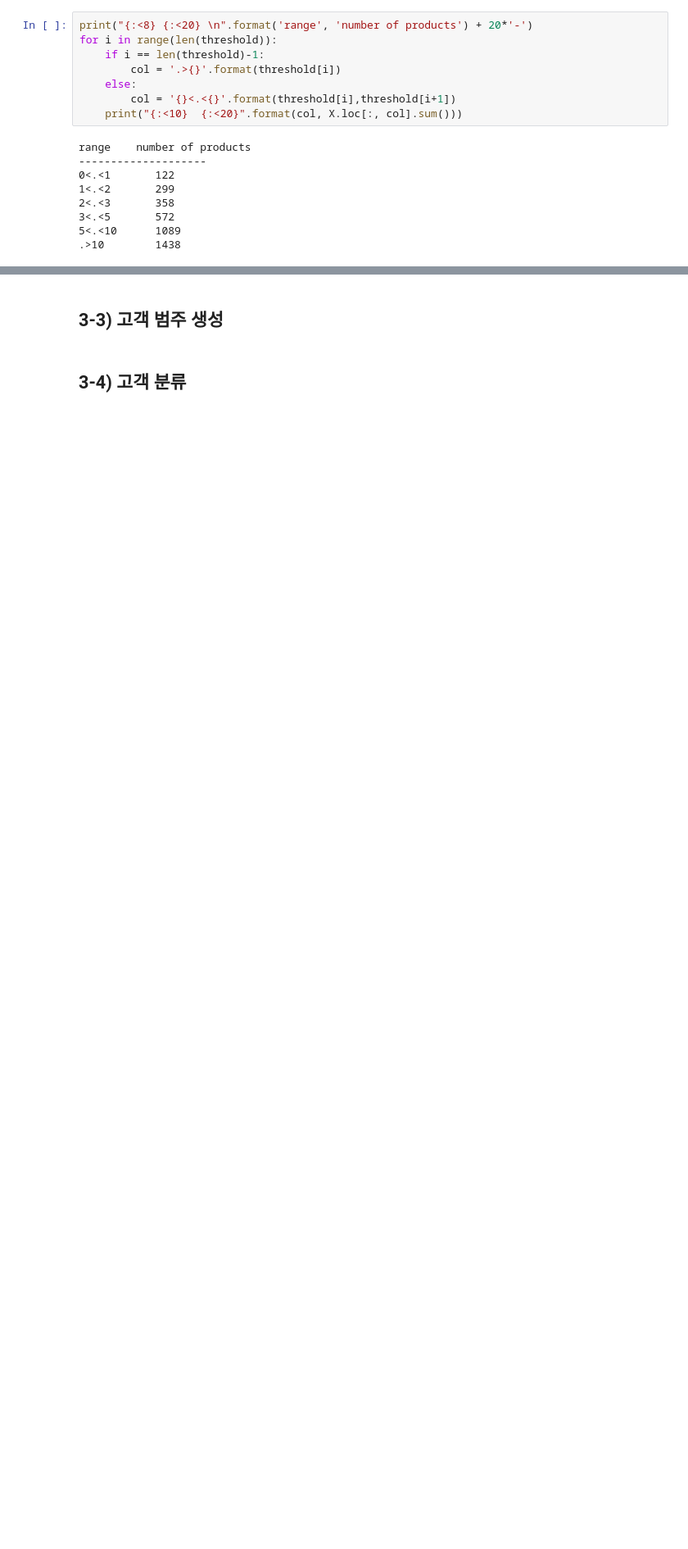
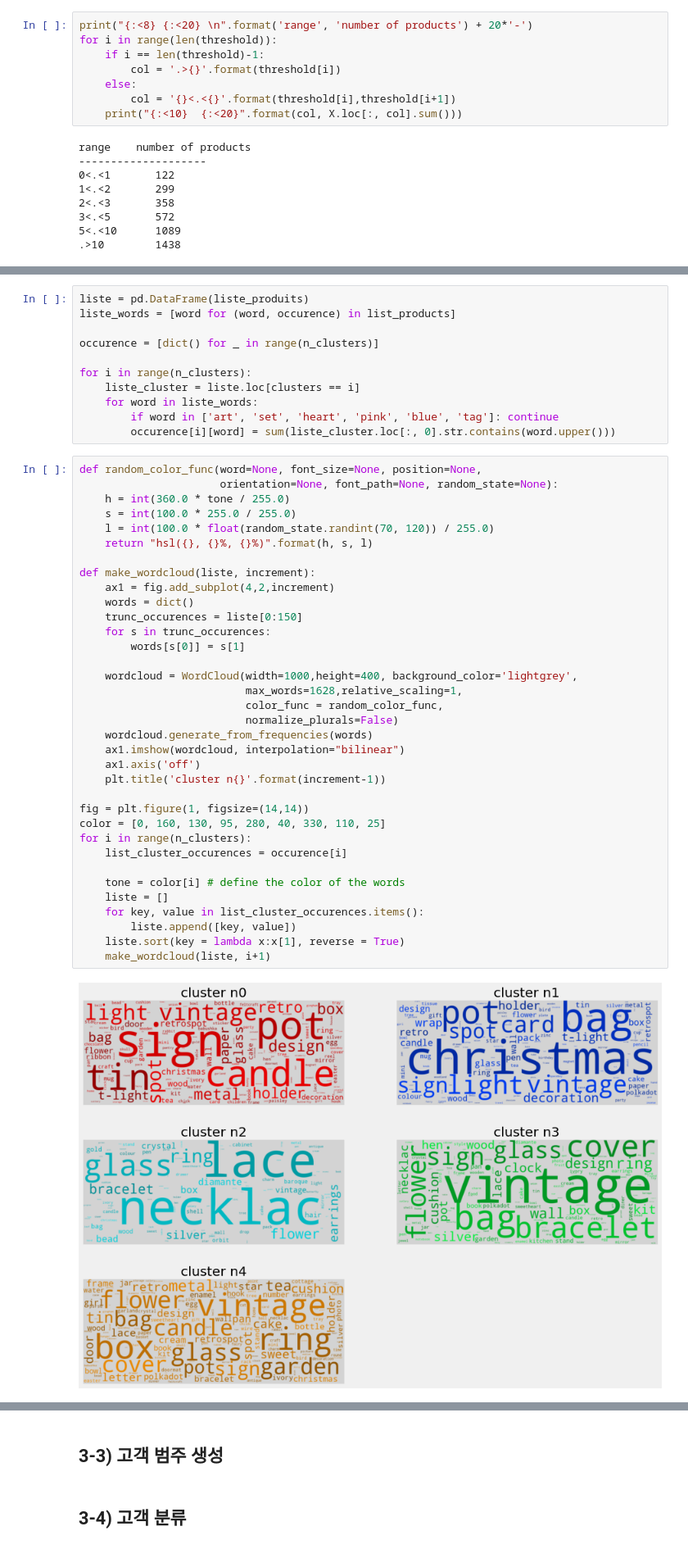
Before and after one commit to Hinterhalter/Machine_Learning_Practice_Projects, a Jupyter notebook: 고객_분석/고객_분석.ipynb, the cells around one changed output, grey strips where cells are left out. Shown: that part at 82% size. Saved outputs shown, nothing was run; the diff lists cells and outputs as text; blank space fills up the shorter version.

```diff
--- a/고객_분석/고객_분석.ipynb
+++ b/고객_분석/고객_분석.ipynb
@@ -589,0 +686,48 @@ range    number of products
+# %%
+liste = pd.DataFrame(liste_produits)
+liste_words = [word for (word, occurence) in list_products]
+
+occurence = [dict() for _ in range(n_clusters)]
+
+for i in range(n_clusters):
+    liste_cluster = liste.loc[clusters == i]
+    for word in liste_words:
+        if word in ['art', 'set', 'heart', 'pink', 'blue', 'tag']: continue
+        occurence[i][word] = sum(liste_cluster.loc[:, 0].str.contains(word.upper()))
+# %%
+def random_color_func(word=None, font_size=None, position=None,
+                      orientation=None, font_path=None, random_state=None):
+    h = int(360.0 * tone / 255.0)
+    s = int(100.0 * 255.0 / 255.0)
+    l = int(100.0 * float(random_state.randint(70, 120)) / 255.0)
+    return "hsl({}, {}%, {}%)".format(h, s, l)
+
+def make_wordcloud(liste, increment):
+    ax1 = fig.add_subplot(4,2,increment)
+    words = dict()
+    trunc_occurences = liste[0:150]
+    for s in trunc_occurences:
+        words[s[0]] = s[1]
+
+    wordcloud = WordCloud(width=1000,height=400, background_color='lightgrey',
+                          max_words=1628,relative_scaling=1,
+                          color_func = random_color_func,
+                          normalize_plurals=False)
+    wordcloud.generate_from_frequencies(words)
+    ax1.imshow(wordcloud, interpolation="bilinear")
+    ax1.axis('off')
+    plt.title('cluster n{}'.format(increment-1))
+
+fig = plt.figure(1, figsize=(14,14))
+color = [0, 160, 130, 95, 280, 40, 330, 110, 25]
+for i in range(n_clusters):
+    list_cluster_occurences = occurence[i]
+
+    tone = color[i] # define the color of the words
+    liste = []
+    for key, value in list_cluster_occurences.items():
+        liste.append([key, value])
+    liste.sort(key = lambda x:x[1], reverse = True)
+    make_wordcloud(liste, i+1)
+# %% [output]
+[figure, added]
```
Also changed, not shown: parts of 20 cells of this notebook.
